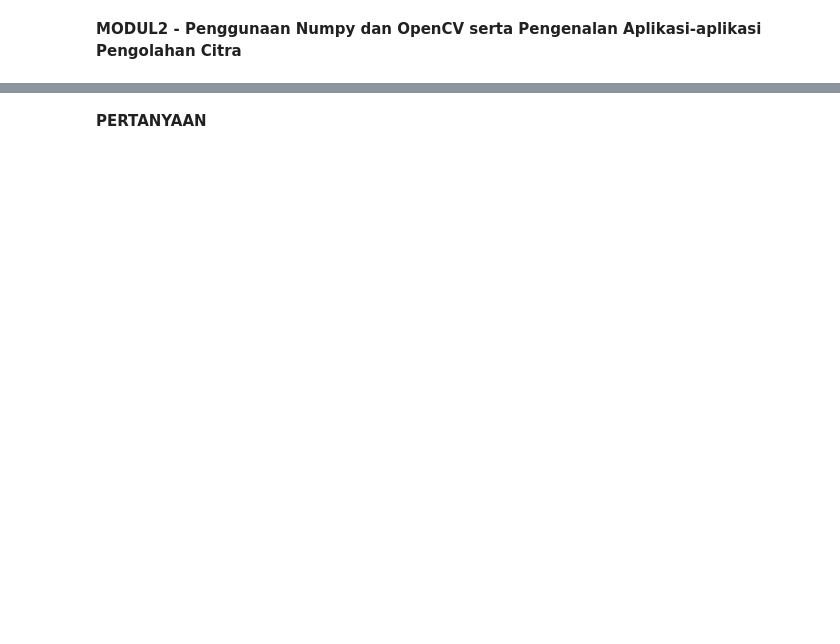
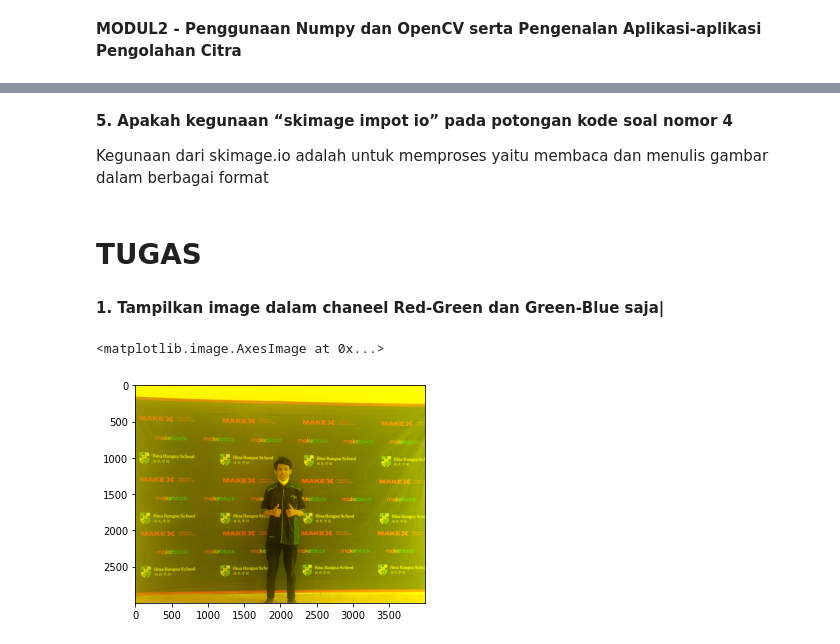
Before and after one commit to YossyF/PCVK_GENAP_2023, a Jupyter notebook: Modul2.ipynb, the cells around one changed output, grey strips where cells are left out. Drawn from its saved outputs; the diff is of its cells as text; code cells hidden in the pictures; blank space fills up the shorter version.

```diff
--- a/Modul2.ipynb
+++ b/Modul2.ipynb
@@ -134,0 +95,8 @@ plt.imshow(black_img2)
+# %%
+import cv2 as cv
+from google.colab.patches import cv2_imshow
+from skimage import io
+import matplotlib.pyplot as plt
+import numpy as np
+img = cv.imread('/content/drive/MyDrive/Data Center/Documents/Kuliah/Semester 6/Pengolaan CItra/Gambar/Yossy_Firmansyah.jpg')
+cv2_imshow(img) #tanpa mengguanakan plotlib
@@ -135,2 +121,17 @@ plt.imshow(black_img2)
+# %% [markdown]
+**5. Apakah kegunaan “skimage impot io” pada potongan kode soal nomor 4**
+
+Kegunaan dari skimage.io adalah untuk memproses yaitu membaca dan menulis gambar dalam berbagai format
 # %% [markdown]
-**PERTANYAAN**
+# **TUGAS**
+# %% [markdown]
+**1. Tampilkan image dalam chaneel Red-Green dan Green-Blue saja|**
+# %%
+# Untuk Red Green
+img2 = img
+img3 = cv.cvtColor(img,cv.COLOR_BGR2RGB)
+img3[:,:,2] = 0
+plt.imshow(img3)
+# %% [output]
+<matplotlib.image.AxesImage at 0x...>
+[figure, added]
```
Also changed, not shown: parts of 38 cells of this notebook.
